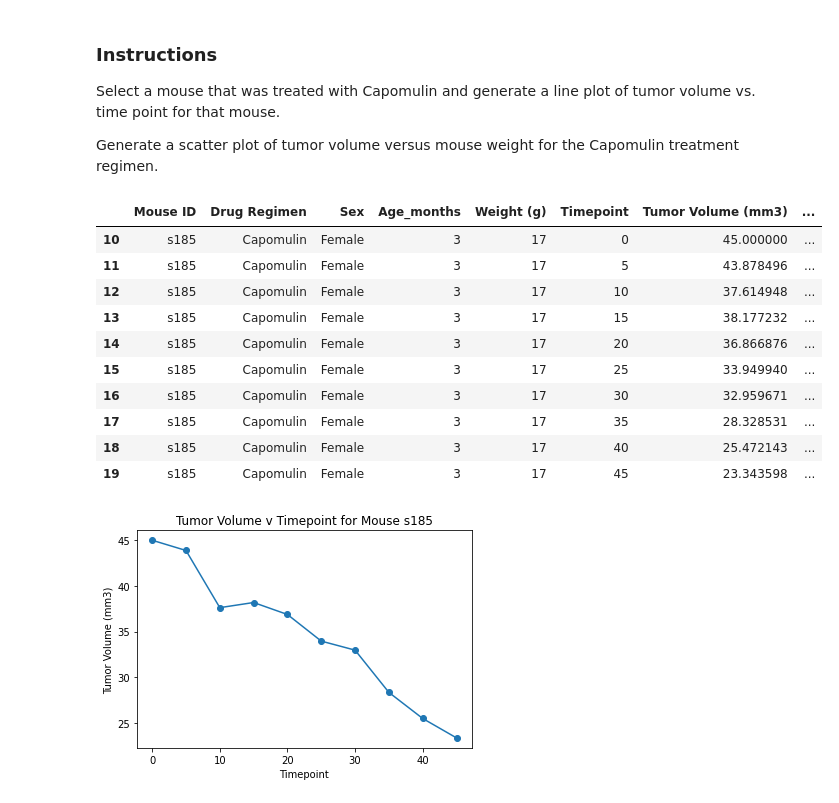
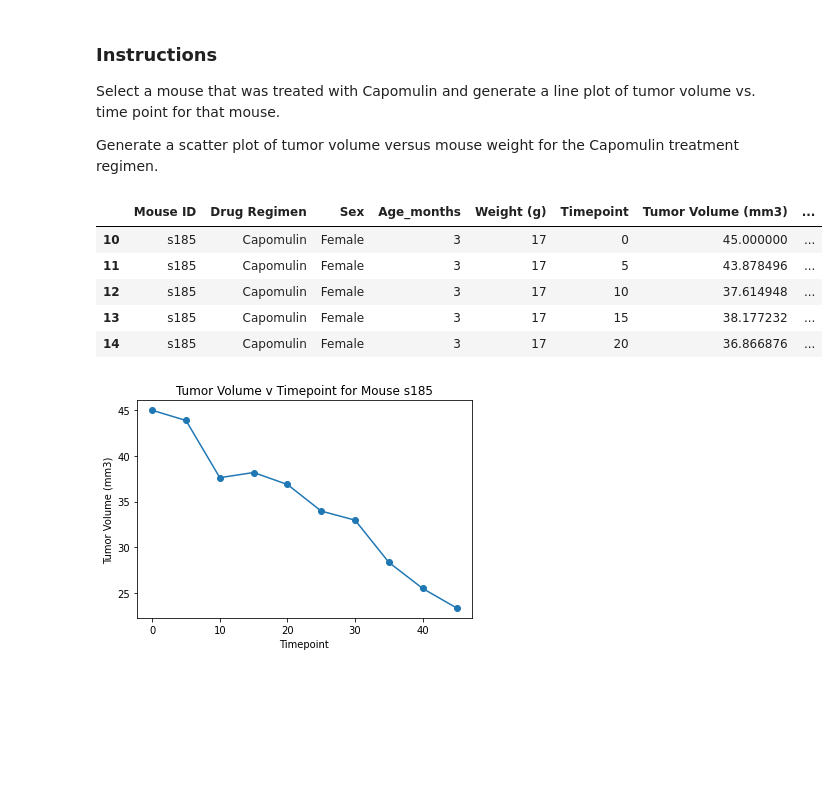
Before and after one commit to NoahLeVoir/Matplotlib-Challenge, a Jupyter notebook: Pymaceuticals/pymaceuticals.ipynb, the cells around one changed output. Saved outputs shown, nothing was run; the diff lists cells and outputs as text; code cells hidden in the pictures; blank space fills up the shorter version.

```diff
--- a/Pymaceuticals/pymaceuticals.ipynb
+++ b/Pymaceuticals/pymaceuticals.ipynb
@@ -385,24 +385,19 @@ Generate a scatter plot of tumor volume versus mouse weight for the Capomulin tr
 # %%
 # Generate a line plot of tumor volume vs. time point for a mouse treated with Capomulin
 # Find a mouse that was treated with Capomulin
 cap_mouse = cleaned_mouse_data.loc[cleaned_mouse_data["Drug Regimen"] == "Capomulin"]
 cap_mouse.head()
 
 # Mouse (s185) was the first result so updated the df to only include mouse s185
 cap_mouse = cap_mouse.loc[cap_mouse["Mouse ID"] == "s185"]
-cap_mouse
+cap_mouse.head()
 # %% [output]
 |  | Mouse ID | Drug Regimen | Sex | Age_months | Weight (g) | Timepoint | Tumor Volume (mm3) | ... |
 | 10 | s185 | Capomulin | Female | 3 | 17 | 0 | 45.000000 | ... |
 | 11 | s185 | Capomulin | Female | 3 | 17 | 5 | 43.878496 | ... |
 | 12 | s185 | Capomulin | Female | 3 | 17 | 10 | 37.614948 | ... |
 | 13 | s185 | Capomulin | Female | 3 | 17 | 15 | 38.177232 | ... |
 | 14 | s185 | Capomulin | Female | 3 | 17 | 20 | 36.866876 | ... |
-| 15 | s185 | Capomulin | Female | 3 | 17 | 25 | 33.949940 | ... |
-| 16 | s185 | Capomulin | Female | 3 | 17 | 30 | 32.959671 | ... |
-| 17 | s185 | Capomulin | Female | 3 | 17 | 35 | 28.328531 | ... |
-| 18 | s185 | Capomulin | Female | 3 | 17 | 40 | 25.472143 | ... |
-| 19 | s185 | Capomulin | Female | 3 | 17 | 45 | 23.343598 | ... |
 # %%
 # Generate line plot of tumor volume v time point for mouse s185
 # Plot a line chart with the time values on the x-axis and the tumor volume values on the y-axis
```
Also changed, not shown: parts of 7 cells of this notebook.
